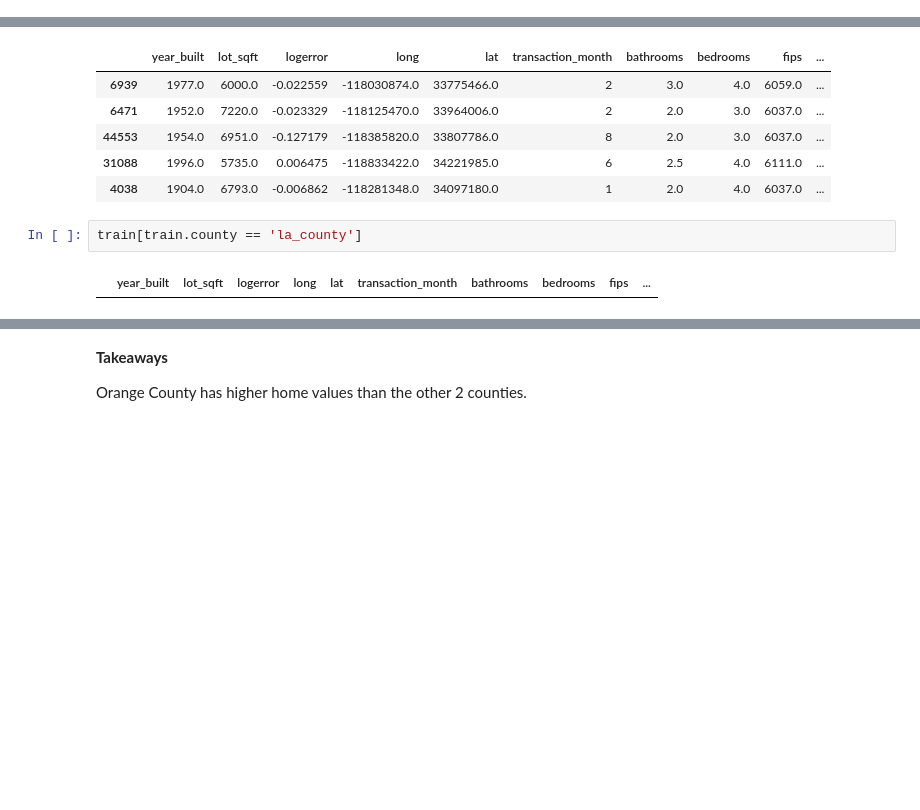
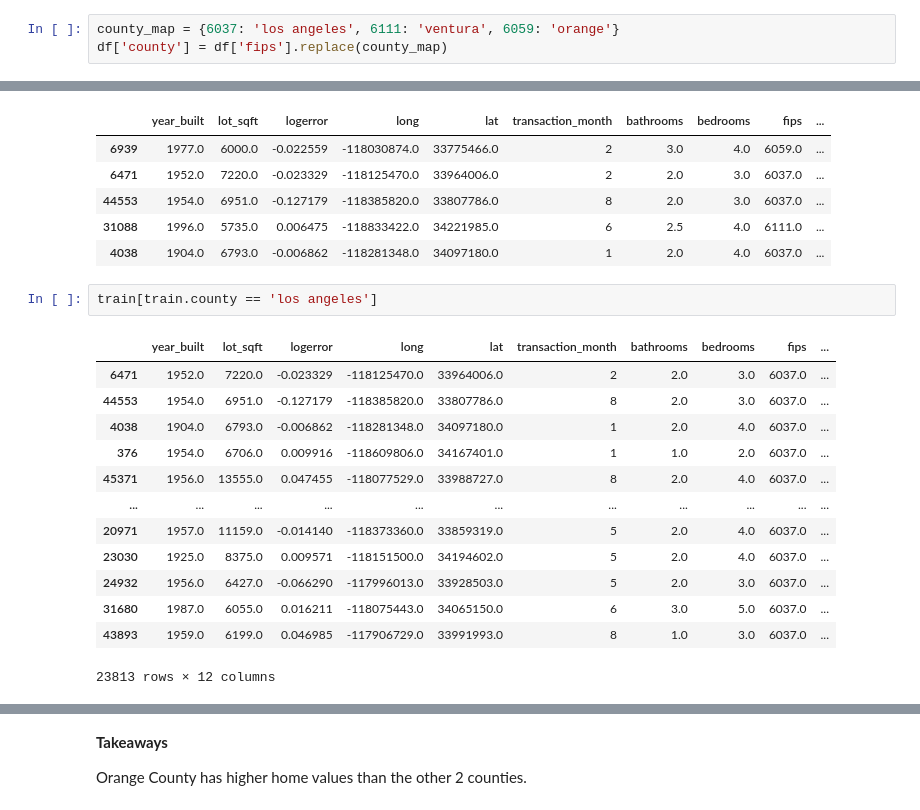
Before and after one commit to nicolas-angarita/Zillow_Project, a Jupyter notebook: working_notebook.ipynb, the cells around one changed output, grey strips where cells are left out. Drawn from its saved outputs; the diff is of its cells as text; blank space fills up the shorter version.

```diff
--- a/working_notebook.ipynb
+++ b/working_notebook.ipynb
@@ -148,6 +194,9 @@ df.bedrooms.value_counts()
 1.0      496
 6.0      426
 Name: bedrooms, dtype: int64
+# %%
+county_map = {6037: 'los angeles', 6111: 'ventura', 6059: 'orange'}
+df['county'] = df['fips'].replace(county_map)
 # %%
 # create a dictionary to map fips codes to county names
 county_map = {6037: 'los angeles', 6111: 'ventura', 6059: 'orange'}
@@ -352,7 +424,19 @@ train.head()
 | 31088 | 1996.0 | 5735.0 | 0.006475 | -118833422.0 | 34221985.0 | 6 | 2.5 | 4.0 | 6111.0 | ... |
 | 4038 | 1904.0 | 6793.0 | -0.006862 | -118281348.0 | 34097180.0 | 1 | 2.0 | 4.0 | 6037.0 | ... |
 # %%
-train[train.county == 'la_county']
+train[train.county == 'los angeles']
 # %% [output]
 |  | year_built | lot_sqft | logerror | long | lat | transaction_month | bathrooms | bedrooms | fips | ... |
+| 6471 | 1952.0 | 7220.0 | -0.023329 | -118125470.0 | 33964006.0 | 2 | 2.0 | 3.0 | 6037.0 | ... |
+| 44553 | 1954.0 | 6951.0 | -0.127179 | -118385820.0 | 33807786.0 | 8 | 2.0 | 3.0 | 6037.0 | ... |
+| 4038 | 1904.0 | 6793.0 | -0.006862 | -118281348.0 | 34097180.0 | 1 | 2.0 | 4.0 | 6037.0 | ... |
+| 376 | 1954.0 | 6706.0 | 0.009916 | -118609806.0 | 34167401.0 | 1 | 1.0 | 2.0 | 6037.0 | ... |
+| 45371 | 1956.0 | 13555.0 | 0.047455 | -118077529.0 | 33988727.0 | 8 | 2.0 | 4.0 | 6037.0 | ... |
+| ... | ... | ... | ... | ... | ... | ... | ... | ... | ... | ... |
+| 20971 | 1957.0 | 11159.0 | -0.014140 | -118373360.0 | 33859319.0 | 5 | 2.0 | 4.0 | 6037.0 | ... |
+| 23030 | 1925.0 | 8375.0 | 0.009571 | -118151500.0 | 34194602.0 | 5 | 2.0 | 4.0 | 6037.0 | ... |
+| 24932 | 1956.0 | 6427.0 | -0.066290 | -117996013.0 | 33928503.0 | 5 | 2.0 | 3.0 | 6037.0 | ... |
+| 31680 | 1987.0 | 6055.0 | 0.016211 | -118075443.0 | 34065150.0 | 6 | 3.0 | 5.0 | 6037.0 | ... |
+| 43893 | 1959.0 | 6199.0 | 0.046985 | -117906729.0 | 33991993.0 | 8 | 1.0 | 3.0 | 6037.0 | ... |
+23813 rows × 12 columns
 # %%
```
Also changed, not shown: parts of 47 cells of this notebook, 6 other files.
